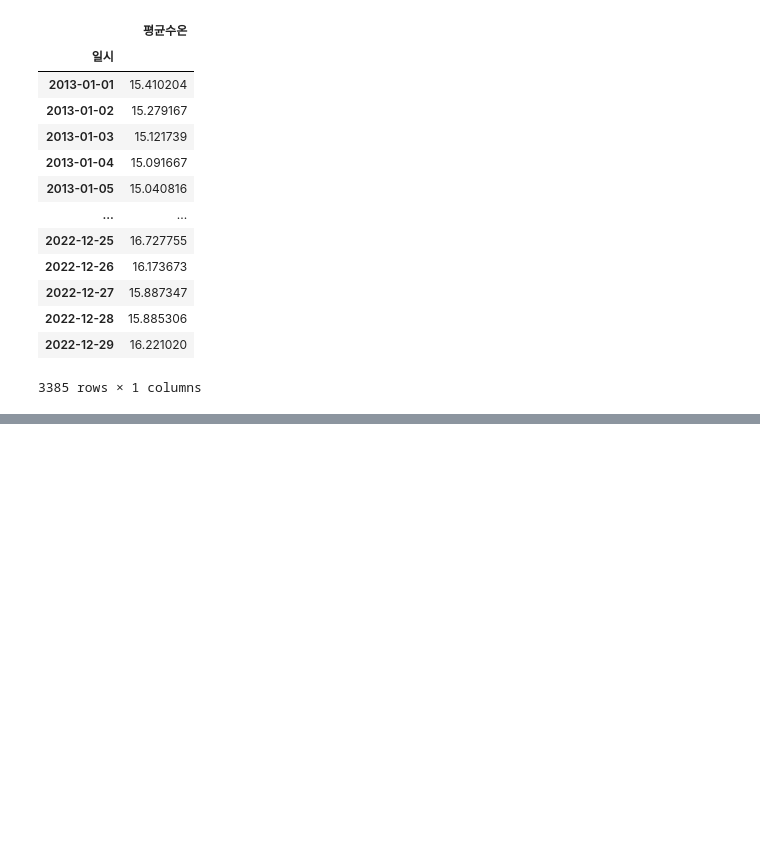
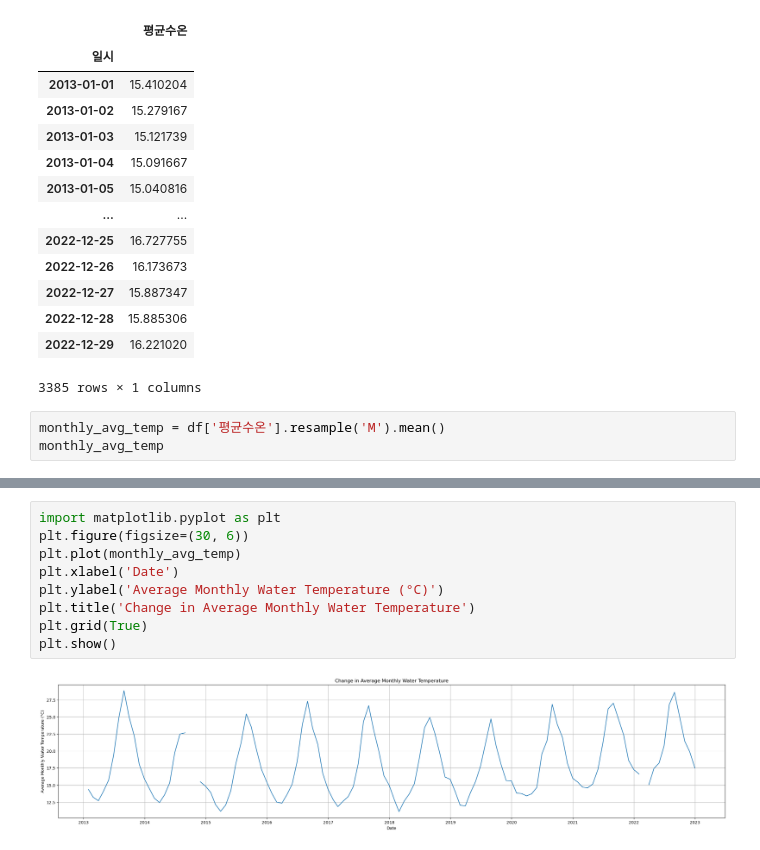
Before and after one commit to eshehh/K1109_Py_Class_Lab, a Jupyter notebook: testpyt/0523_test2.ipynb, the cells around one changed output, grey strips where cells are left out. Saved outputs shown, nothing was run; the diff lists cells and outputs as text; blank space fills up the shorter version.

```diff
--- a/testpyt/0523_test2.ipynb
+++ b/testpyt/0523_test2.ipynb
@@ -72,3 +72,6 @@ df
 | 2022-12-28 | 15.885306 |
 | 2022-12-29 | 16.221020 |
 3385 rows × 1 columns
+# %%
+monthly_avg_temp = df['평균수온'].resample('M').mean()
+monthly_avg_temp
@@ -74,0 +92,11 @@ df
+# %%
+import matplotlib.pyplot as plt
+plt.figure(figsize=(30, 6))
+plt.plot(monthly_avg_temp)
+plt.xlabel('Date')
+plt.ylabel('Average Monthly Water Temperature (°C)')
+plt.title('Change in Average Monthly Water Temperature')
+plt.grid(True)
+plt.show()
+# %% [output]
+[figure, added]
```
Also changed, not shown: parts of 13 cells of this notebook, 3 other files.
